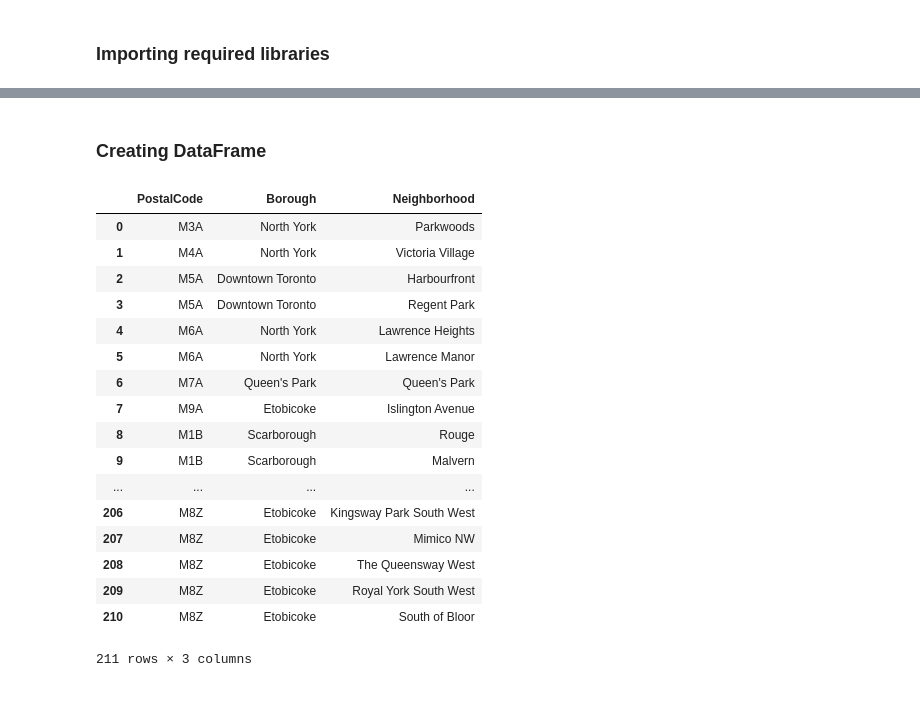
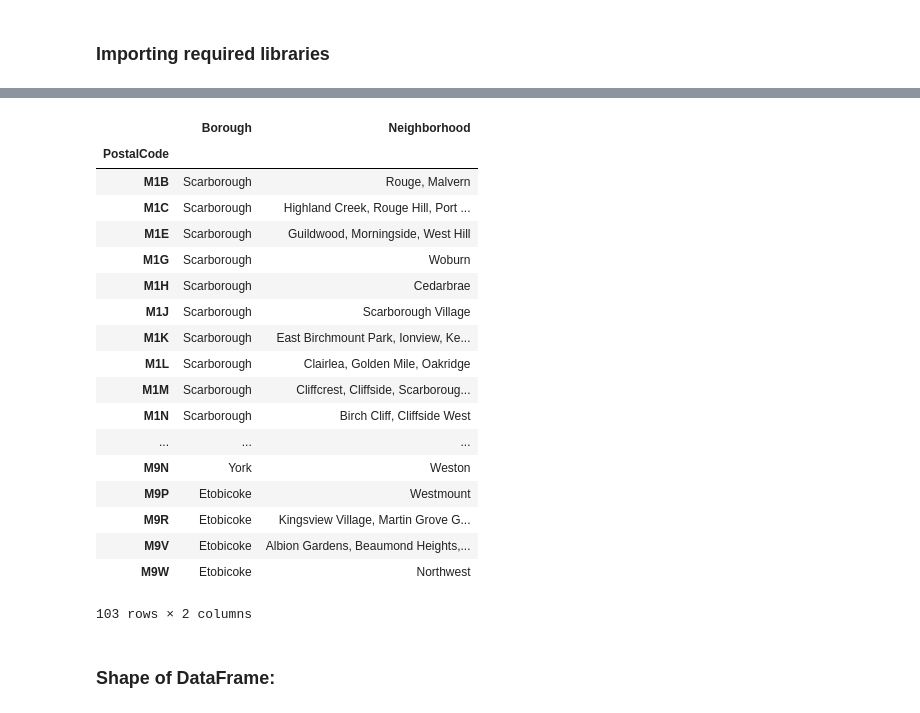
Before and after one commit to abhuday-singh/coursera-capstone, a Jupyter notebook: Neighborhoods_in_Toronto.ipynb, the cells around one changed output, grey strips where cells are left out. Drawn from its saved outputs; the diff is of its cells as text; code cells hidden in the pictures.

Commit message:
Updated DataFrame

```diff
--- a/Neighborhoods_in_Toronto.ipynb
+++ b/Neighborhoods_in_Toronto.ipynb
@@ -82,0 +42,5 @@ postal_data
+# %%
+df = pd.DataFrame(postal_data, columns=['PostalCode','Borough','Neighborhood'])
+df = df[df.Borough != 'Not assigned'].reset_index(drop=True)
+df.Neighborhood[df.Neighborhood == "Not assigned"] = df.Borough[df.Neighborhood == "Not assigned"]
+df.head()
@@ -83,33 +54,42 @@ postal_data
+# %%
+def fetch_borough(x):
+    borough=x.iloc[0]
+    for i in range(1,len(x)):
+        if(x.iloc[i]!=borough):
+            return "error"
+    return borough
+
+def concat_neighbor(x):
+    neighbor=""
+    for i in range(len(x)-1):
+        neighbor=neighbor+x.iloc[i]+", "
+    neighbor=neighbor+x.iloc[-1]
+    return neighbor
+
+df=df.groupby('PostalCode').agg({'Borough': lambda x: fetch_borough(x),'Neighborhood': lambda x: concat_neighbor(x)})
+df
+# %% [output]
+|  | Borough | Neighborhood |
+| PostalCode |  |  |
+| M1B | Scarborough | Rouge, Malvern |
+| M1C | Scarborough | Highland Creek, Rouge Hill, Port ... |
+| M1E | Scarborough | Guildwood, Morningside, West Hill |
+| M1G | Scarborough | Woburn |
+| M1H | Scarborough | Cedarbrae |
+| M1J | Scarborough | Scarborough Village |
+| M1K | Scarborough | East Birchmount Park, Ionview, Ke... |
+| M1L | Scarborough | Clairlea, Golden Mile, Oakridge |
+| M1M | Scarborough | Cliffcrest, Cliffside, Scarboroug... |
+| M1N | Scarborough | Birch Cliff, Cliffside West |
+| ... | ... | ... |
+| M9N | York | Weston |
+| M9P | Etobicoke | Westmount |
+| M9R | Etobicoke | Kingsview Village, Martin Grove G... |
+| M9V | Etobicoke | Albion Gardens, Beaumond Heights,... |
+| M9W | Etobicoke | Northwest |
+103 rows × 2 columns
 # %% [markdown]
-### Creating DataFrame
+### Shape of DataFrame:
-# %%
-df = pd.DataFrame(postal_data, columns=['PostalCode','Borough','Neighborhood'])
-df = df[df.Borough != 'Not assigned'].reset_index(drop=True)
-
-for i, row in df.iterrows():
-    if(row['Neighborhood']=='Not assigned'):
-        df.loc[i,'Neighborhood']=df.loc[i,'Borough']
-
-df
-# %% [output]
-|  | PostalCode | Borough | Neighborhood |
-| 0 | M3A | North York | Parkwoods |
-| 1 | M4A | North York | Victoria Village |
-| 2 | M5A | Downtown Toronto | Harbourfront |
-| 3 | M5A | Downtown Toronto | Regent Park |
-| 4 | M6A | North York | Lawrence Heights |
-| 5 | M6A | North York | Lawrence Manor |
-| 6 | M7A | Queen's Park | Queen's Park |
-| 7 | M9A | Etobicoke | Islington Avenue |
-| 8 | M1B | Scarborough | Rouge |
-| 9 | M1B | Scarborough | Malvern |
-| ... | ... | ... | ... |
-| 206 | M8Z | Etobicoke | Kingsway Park South West |
-| 207 | M8Z | Etobicoke | Mimico NW |
-| 208 | M8Z | Etobicoke | The Queensway West |
-| 209 | M8Z | Etobicoke | Royal York South West |
-| 210 | M8Z | Etobicoke | South of Bloor |
-211 rows × 3 columns
 # %%
 print(df.shape)
 # %% [output]
```
Also changed, not shown: parts of 11 cells of this notebook.
